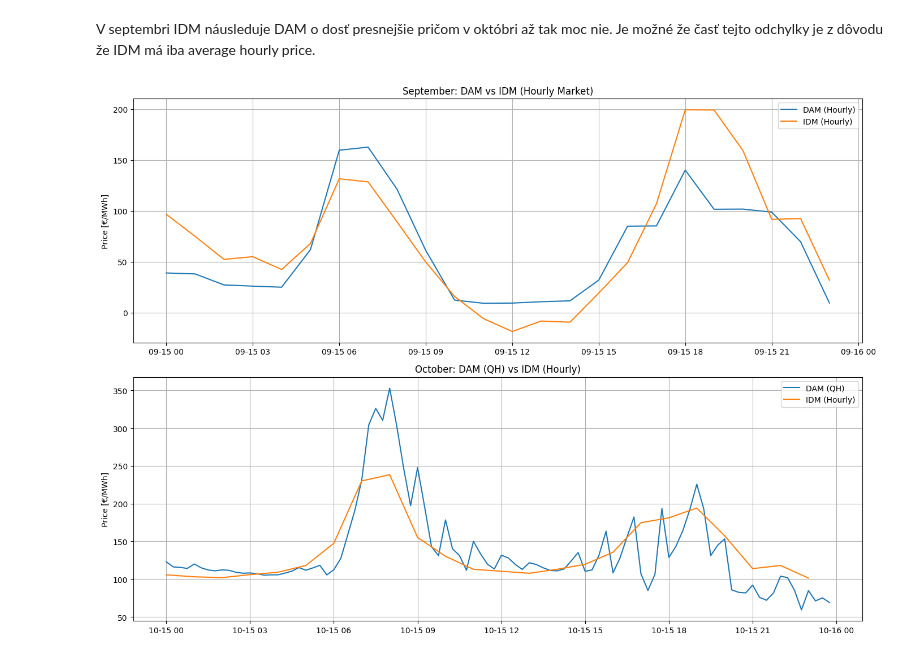
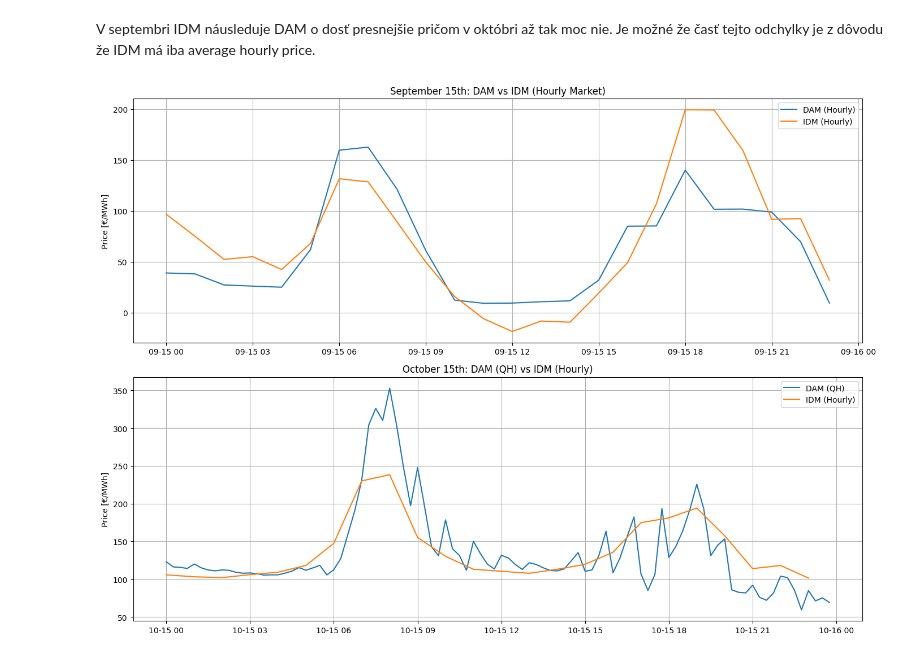
Before and after one commit to Michalzub/Bakalarka-Trh-s-energiou, a Jupyter notebook: dvi.ipynb, the cells around one changed output. Cells and saved outputs as stored; diff of their text form; code cells hidden in the pictures.

```diff
--- a/dvi.ipynb
+++ b/dvi.ipynb
@@ -181,33 +181,33 @@ dayS = mergedS[
     mergedS['deliveryStartBA'].dt.date == pd.to_datetime(date_sep).date()
 ]
 
 dayOD = octoberDAM[
     octoberDAM['deliveryStartBA'].dt.date == pd.to_datetime(date_oct).date()
 ]
 dayOI = octoberIDM[
     octoberIDM['deliveryStartBA'].dt.date == pd.to_datetime(date_oct).date()
 ]
 
 
 fig2, ax2 = plt.subplots(2, 1, figsize=(14, 10), sharex=False)
 
 # --- September (Hourly) ---
 ax2[0].plot(dayS['deliveryStartBA'], dayS['DAM_price'], label='DAM (Hourly)')
 ax2[0].plot(dayS['deliveryStartBA'], dayS['IDM_price'], label='IDM (Hourly)')
-ax2[0].set_title("September: DAM vs IDM (Hourly Market)")
+ax2[0].set_title("September 15th: DAM vs IDM (Hourly Market)")
 ax2[0].set_ylabel("Price [€/MWh]")
 ax2[0].legend()
 ax2[0].grid(True)
 
 # --- October (QH DAM vs Hourly IDM) ---
 ax2[1].plot(dayOD['deliveryStartBA'], dayOD['price'], label='DAM (QH)')
 ax2[1].plot(dayOI['deliveryStartBA'], dayOI['priceWeightedAverage'], label='IDM (Hourly)')
-ax2[1].set_title("October: DAM (QH) vs IDM (Hourly)")
+ax2[1].set_title("October 15th: DAM (QH) vs IDM (Hourly)")
 ax2[1].set_ylabel("Price [€/MWh]")
 ax2[1].legend()
 ax2[1].grid(True)
 
 plt.tight_layout()
 plt.show()
 # %% [output]
-[figure, old version]
+[figure, new version]
```
Also changed, not shown: parts of 6 cells of this notebook.
